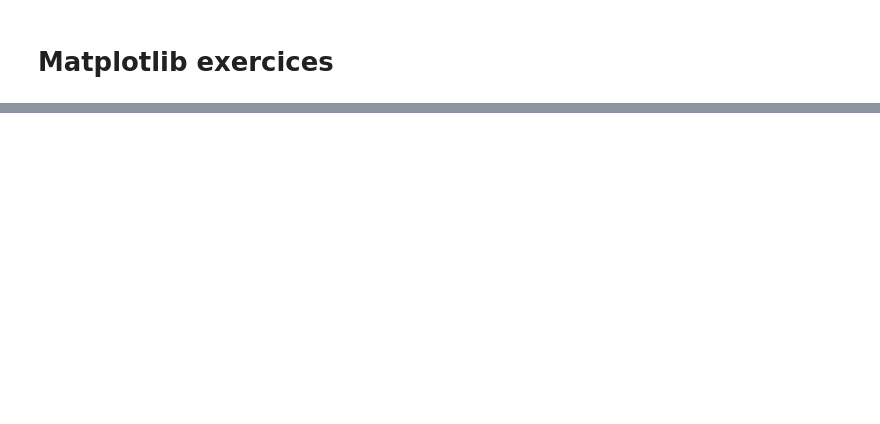
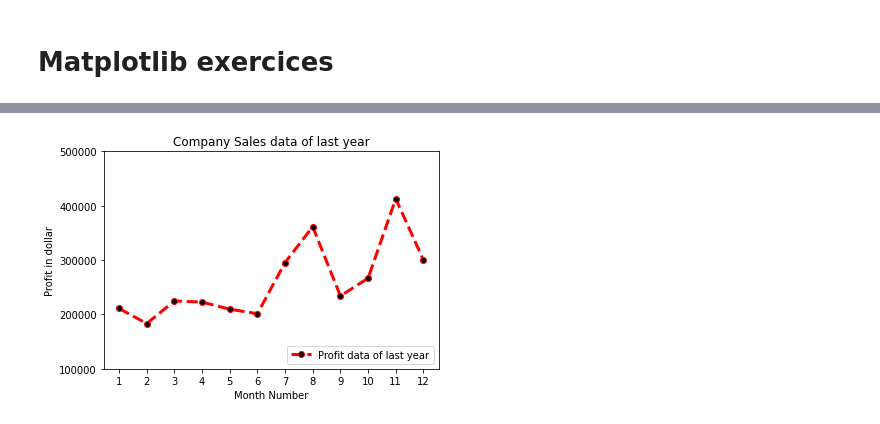
Before and after one commit to raniachikhi/M111-Advanced-Python-and-Database-Management, a Jupyter notebook: day01/exercises/03-matplotlib_basic_assignment.ipynb, the cells around one changed output, grey strips where cells are left out. Drawn from its saved outputs; the diff is of its cells as text; code cells hidden in the pictures; blank space fills up the shorter version.

```diff
--- a/day01/exercises/03-matplotlib_basic_assignment.ipynb
+++ b/day01/exercises/03-matplotlib_basic_assignment.ipynb
@@ -37,3 +50,25 @@ The line plot graph should look like this.
+# %%
+# write your code here
+import pandas as pd
+import matplotlib.pyplot as plt
+
+df = pd.read_csv(r"C:\Users\Dell\Desktop\advanced_python_programming\day01\data\company_sales_data.csv")
+toatl_profit = df ['total_profit'].tolist()
+month_number  = df ['month_number'].tolist()
+
+plt.plot(month_number, total_profit, label = 'Profit data of last year',
+      color='r', marker='o', markerfacecolor='k',
+      linestyle='--', linewidth=3)
+
+plt.xlabel('Month Number')
+plt.ylabel('Profit in dollar')
+plt.legend(loc='lower right')
+plt.title('Company Sales data of last year')
+plt.xticks(month_number)
+plt.yticks([100000, 200000, 300000, 400000, 500000])
+plt.show()
+# %% [output]
+[figure, added]
 # %% [markdown]
 ## Exercise 3
 **Read all product sales data and show it  using a multiline plot**
```
Also changed, not shown: parts of 19 cells of this notebook, 6 other files.
